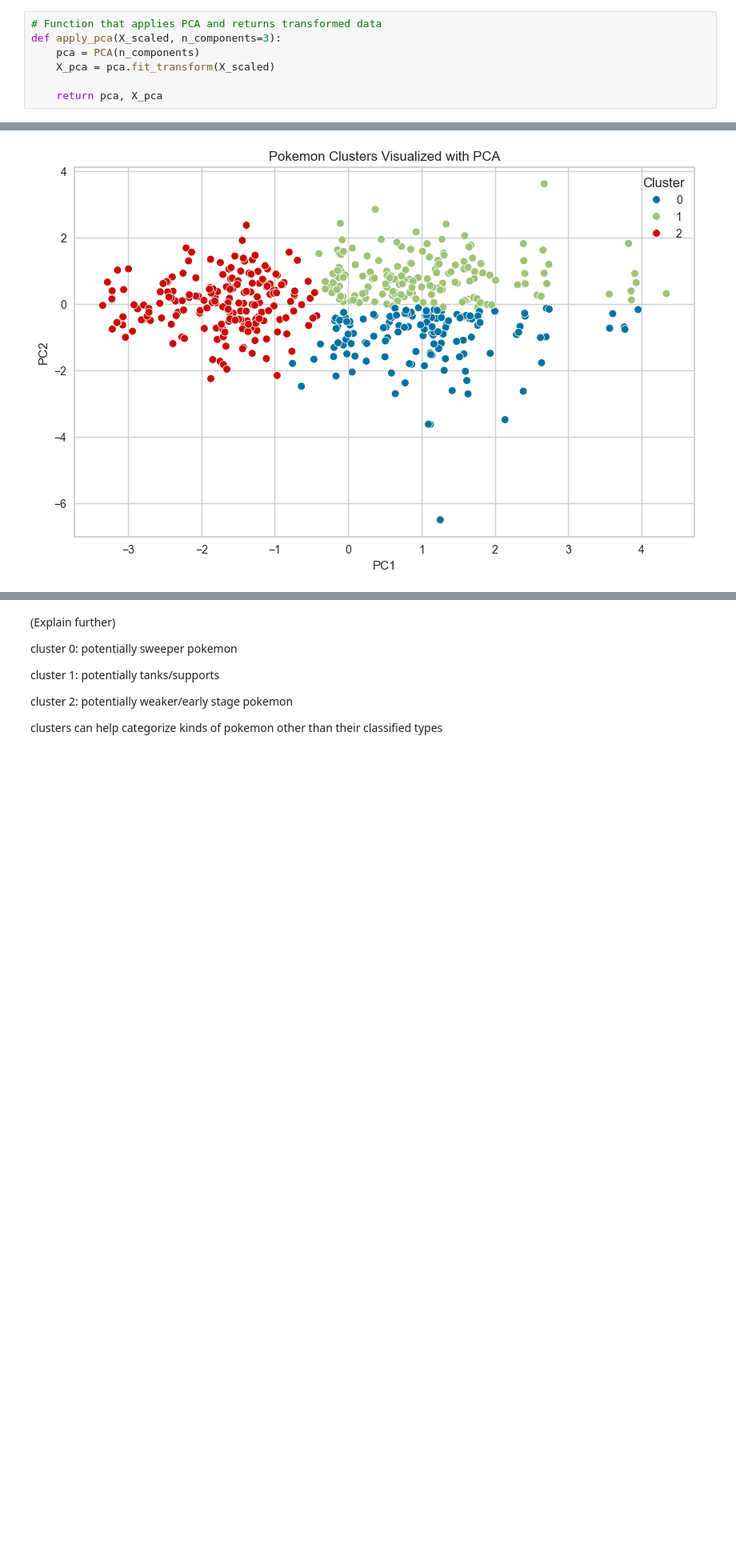
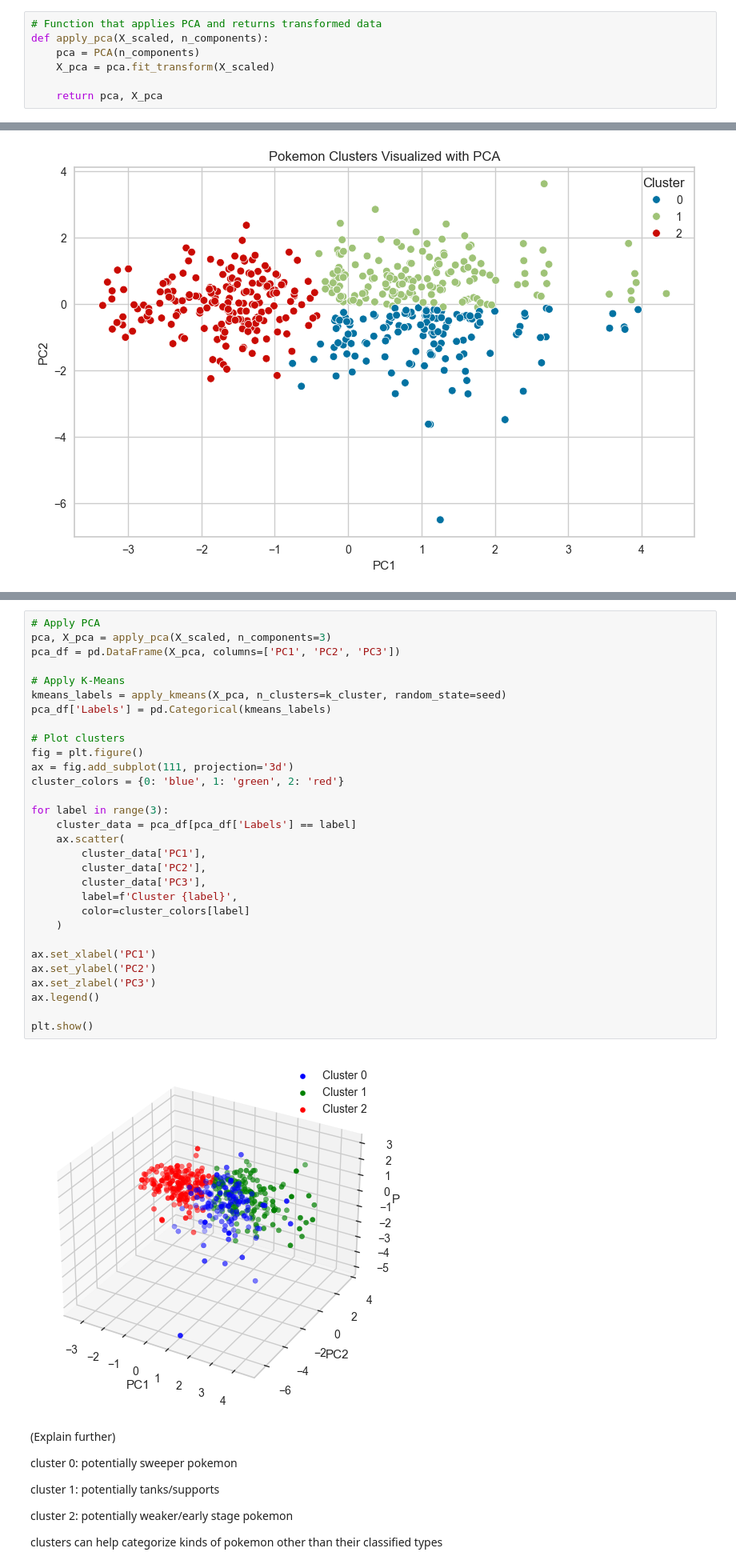
Before and after one commit to Dannypham142/CMSC320-PokeAPI-Final-Project, a Jupyter notebook: PokeAPI_Project.ipynb, the cells around one changed output, grey strips where cells are left out. Shown: that part at 80% size. Drawn from its saved outputs; the diff is of its cells as text; blank space fills up the shorter version.

Commit message:
Added 3D PCA graph

```diff
--- a/PokeAPI_Project.ipynb
+++ b/PokeAPI_Project.ipynb
@@ -377,6 +377,6 @@ Here we select 3 components for PCA.
 # %%
 # Function that applies PCA and returns transformed data
-def apply_pca(X_scaled, n_components=3):
+def apply_pca(X_scaled, n_components):
     pca = PCA(n_components)
     X_pca = pca.fit_transform(X_scaled)
 
@@ -418,3 +420,35 @@ plot_clusters(pca_df, kmeans_labels, "Pokemon Clusters Visualized with PCA", "PC
+# %%
+# Apply PCA
+pca, X_pca = apply_pca(X_scaled, n_components=3)
+pca_df = pd.DataFrame(X_pca, columns=['PC1', 'PC2', 'PC3'])
+
+# Apply K-Means
+kmeans_labels = apply_kmeans(X_pca, n_clusters=k_cluster, random_state=seed)
+pca_df['Labels'] = pd.Categorical(kmeans_labels)
+
+# Plot clusters
+fig = plt.figure()
+ax = fig.add_subplot(111, projection='3d')
+cluster_colors = {0: 'blue', 1: 'green', 2: 'red'}
+
+for label in range(3):
+    cluster_data = pca_df[pca_df['Labels'] == label]
+    ax.scatter(
+        cluster_data['PC1'],
+        cluster_data['PC2'],
+        cluster_data['PC3'],
+        label=f'Cluster {label}',
+        color=cluster_colors[label]
+    )
+
+ax.set_xlabel('PC1')
+ax.set_ylabel('PC2')
+ax.set_zlabel('PC3')
+ax.legend()
+
+plt.show()
+# %% [output]
+[figure, added]
 # %% [markdown]
 (Explain further)
 
```
Also changed, not shown: parts of 6 cells of this notebook.
